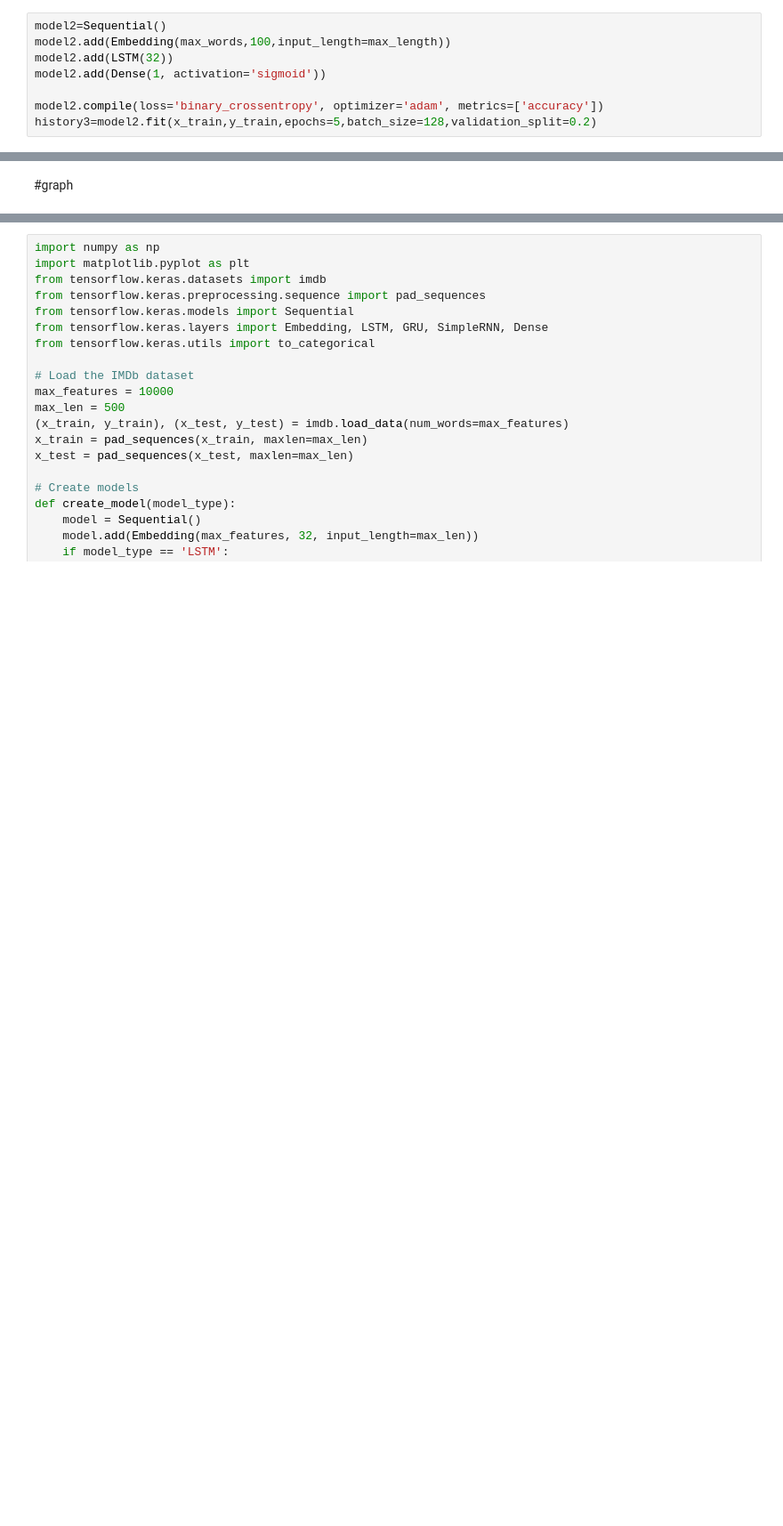
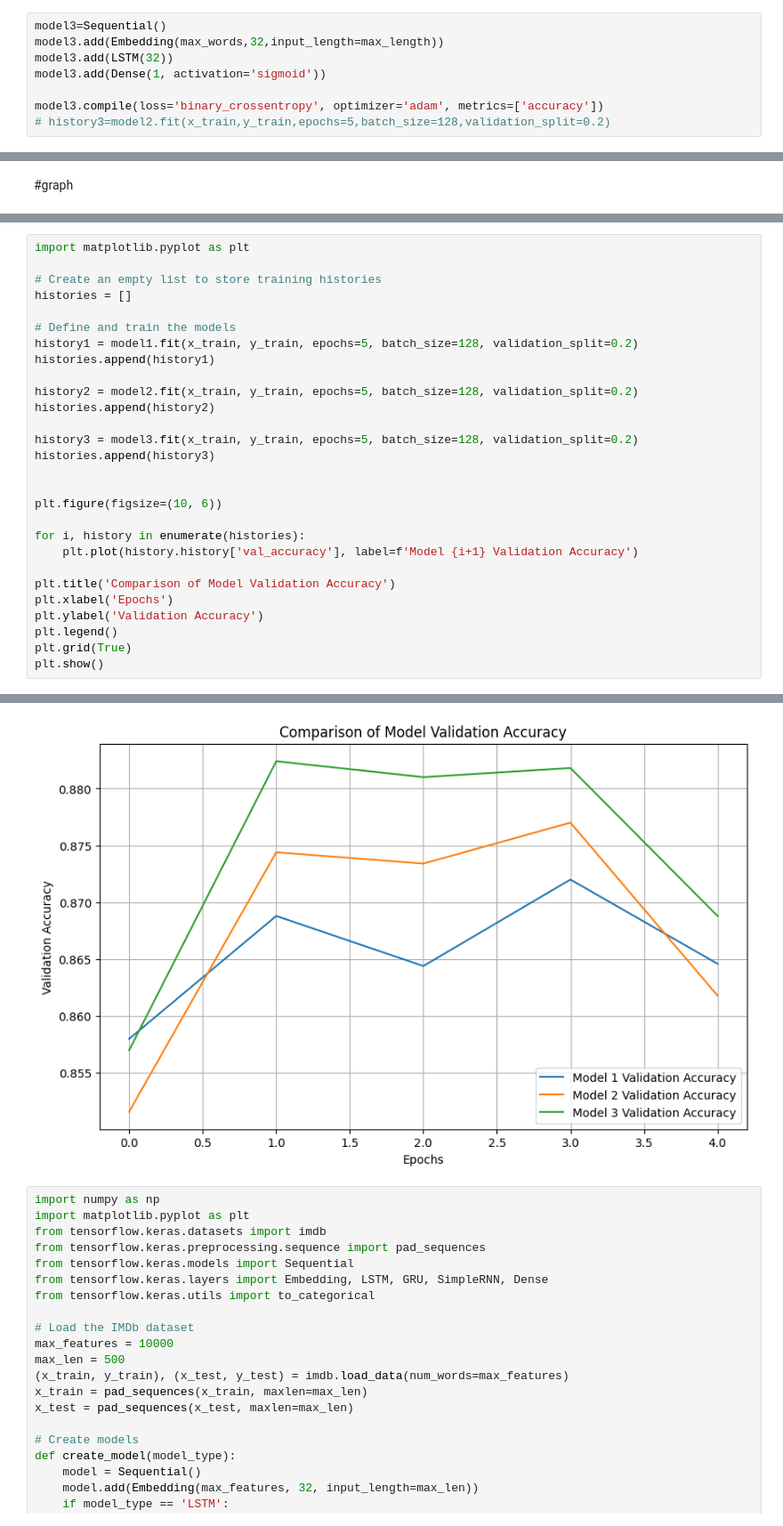
Before and after one commit to dheeraj997/dl_assignment, a Jupyter notebook: dl_assingment.ipynb, the cells around one changed output, grey strips where cells are left out. Shown at 89% size. Cells and saved outputs as stored; diff of their text form; blank space fills up the shorter version.

```diff
--- a/dl_assingment.ipynb
+++ b/dl_assingment.ipynb
@@ -74,10 +57,10 @@ Epoch 5/5
 # %% [markdown]
 #RNN
 # %%
-model2=Sequential()
-model2.add(Embedding(max_words,100,input_length=max_length))
-model2.add(LSTM(32))
-model2.add(Dense(1, activation='sigmoid'))
+model3=Sequential()
+model3.add(Embedding(max_words,32,input_length=max_length))
+model3.add(LSTM(32))
+model3.add(Dense(1, activation='sigmoid'))
 
-model2.compile(loss='binary_crossentropy', optimizer='adam', metrics=['accuracy'])
-history3=model2.fit(x_train,y_train,epochs=5,batch_size=128,validation_split=0.2)
+model3.compile(loss='binary_crossentropy', optimizer='adam', metrics=['accuracy'])
+# history3=model2.fit(x_train,y_train,epochs=5,batch_size=128,validation_split=0.2)
@@ -125,0 +69,29 @@ plt.show()
+# %%
+import matplotlib.pyplot as plt
+
+# Create an empty list to store training histories
+histories = []
+
+# Define and train the models
+history1 = model1.fit(x_train, y_train, epochs=5, batch_size=128, validation_split=0.2)
+histories.append(history1)
+
+history2 = model2.fit(x_train, y_train, epochs=5, batch_size=128, validation_split=0.2)
+histories.append(history2)
+
+history3 = model3.fit(x_train, y_train, epochs=5, batch_size=128, validation_split=0.2)
+histories.append(history3)
+
+
+plt.figure(figsize=(10, 6))
+
+for i, history in enumerate(histories):
+    plt.plot(history.history['val_accuracy'], label=f'Model {i+1} Validation Accuracy')
+
+plt.title('Comparison of Model Validation Accuracy')
+plt.xlabel('Epochs')
+plt.ylabel('Validation Accuracy')
+plt.legend()
+plt.grid(True)
+plt.show()
+# %% [output]
@@ -126,3 +115,4 @@ plt.show()
+[figure, added]
 # %%
 import numpy as np
 import matplotlib.pyplot as plt
```
Also changed, not shown: parts of 8 cells of this notebook.
